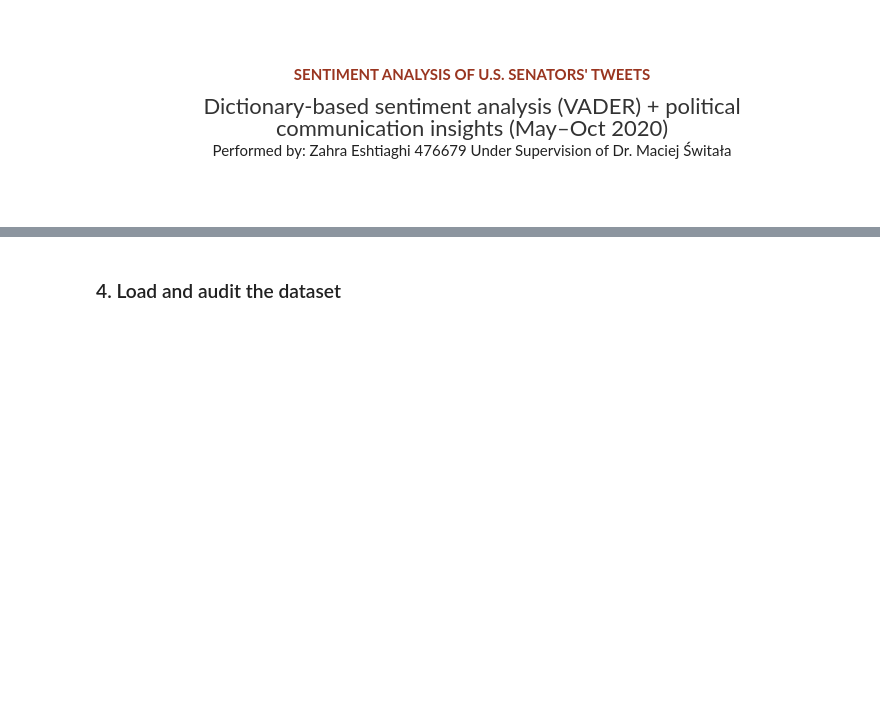
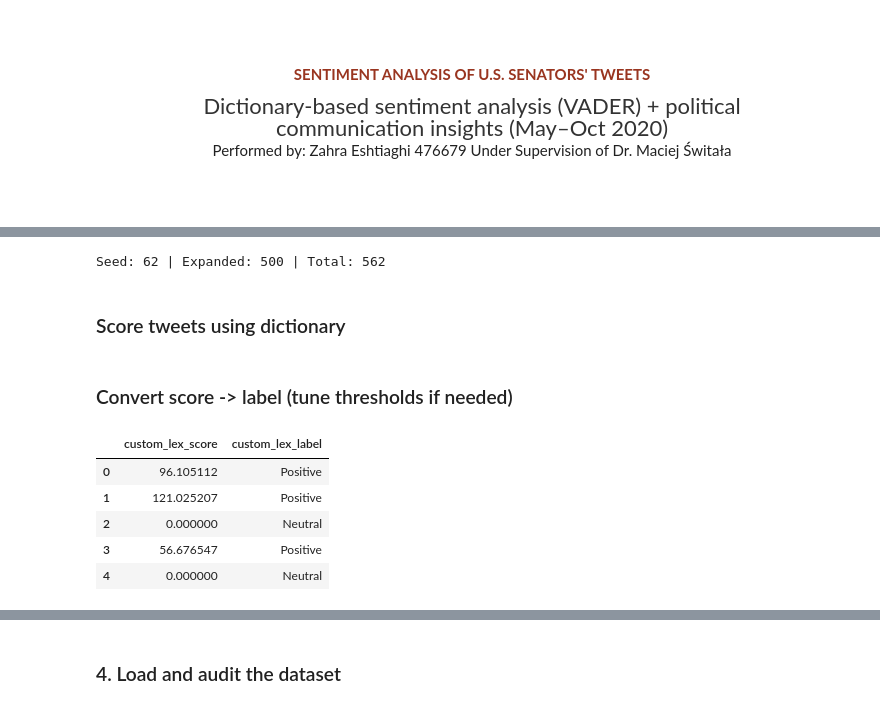
Before and after one commit to E-Zahra/SENTIMENT-ANALYSIS-OF-U.S.-SENATORS-TWEETS, a Jupyter notebook: senator_sentment_dictionary.ipynb, the cells around one changed output, grey strips where cells are left out. Cells and saved outputs as stored; diff of their text form; code cells hidden in the pictures; blank space fills up the shorter version.

```diff
--- a/senator_sentment_dictionary.ipynb
+++ b/senator_sentment_dictionary.ipynb
@@ -44,0 +139,19 @@ plt.rcParams['figure.dpi'] = 120
+# %%
+# PMI(s,o) = log2( p(s,o) / (p(s)p(o)) )
+# Use counts over documents
+total_docs = N
+
+expanded = {}
+for o, o_count in other_df.items():
+    score = 0.0
+    for s in seed_words:
+        c_so = co.get((s, o), 0)
+        if c_so == 0:
+            continue
+        p_so = c_so / N
+        p_s = seed_df[s] / N
+        p_o = o_count / N
+        pmi = np.log2(p_so / (p_s * p_o))
+        score += pmi * seed[s]
+    if score != 0:
+        expanded[o] = score
@@ -44,0 +171,35 @@ plt.rcParams['figure.dpi'] = 120
+# %%
+sent_lex = {**seed, **expanded_top}
+
+print("Seed:", len(seed), "| Expanded:", len(expanded_top), "| Total:", len(sent_lex))
+# %% [output]
+Seed: 62 | Expanded: 500 | Total: 562
+# %% [markdown]
+### Score tweets using dictionary
+# %%
+
+def score_text(tokens, lex):
+    return sum(lex.get(w, 0.0) for w in tokens)
+
+scores = []
+for t in texts:
+    toks = tokenize(t)
+    scores.append(score_text(toks, sent_lex))
+
+df["custom_lex_score"] = scores
+# %% [markdown]
+ ### Convert score -> label (tune thresholds if needed)
+# %%
+
+neg_th, pos_th = -0.5, 0.5
+df["custom_lex_label"] = np.where(df["custom_lex_score"] <= neg_th, "Negative",
+                           np.where(df["custom_lex_score"] >= pos_th, "Positive", "Neutral"))
+
+df[["custom_lex_score", "custom_lex_label"]].head()
+# %% [output]
+|  | custom_lex_score | custom_lex_label |
+| 0 | 96.105112 | Positive |
+| 1 | 121.025207 | Positive |
+| 2 | 0.000000 | Neutral |
+| 3 | 56.676547 | Positive |
+| 4 | 0.000000 | Neutral |
```
Also changed, not shown: parts of 26 cells of this notebook.
